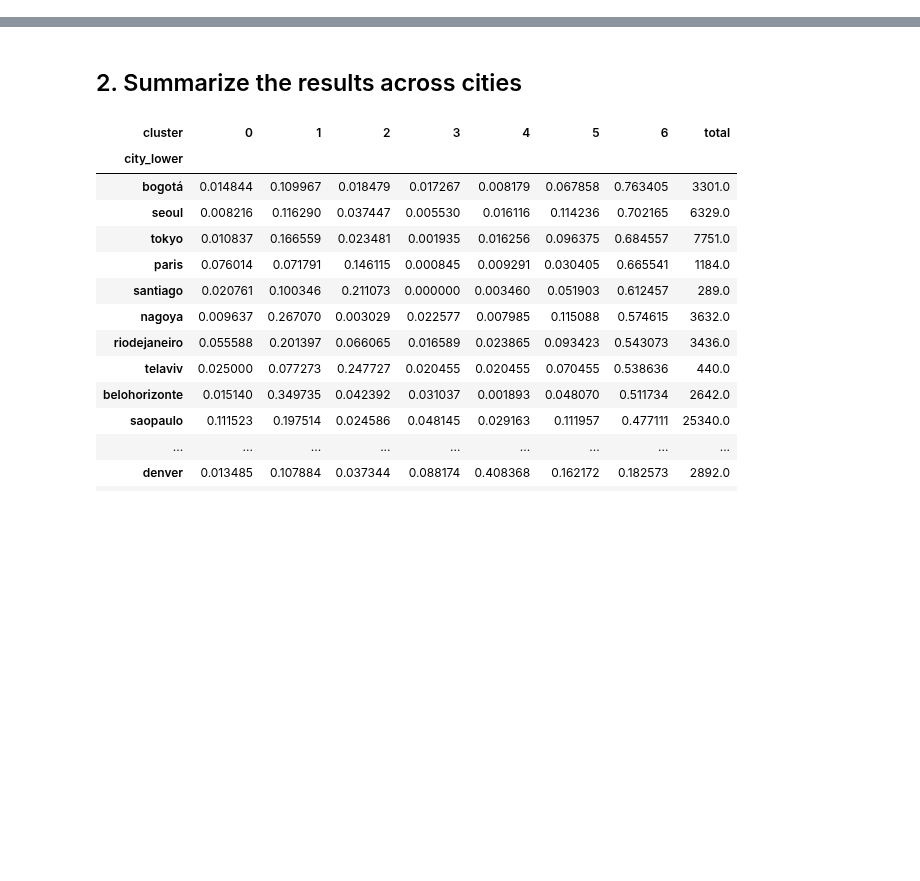
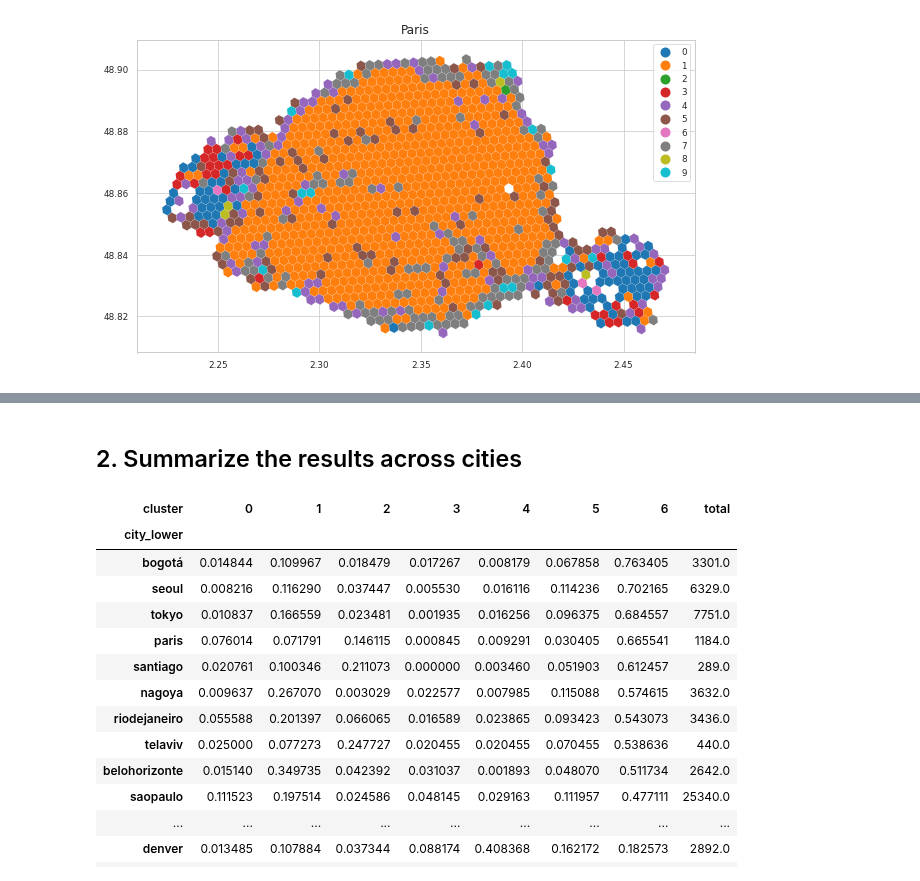
Before and after one commit to brookefzy/uvi-time-machine, a Jupyter notebook: _script/d-experiment/04_hex_cluster_tsne.ipynb, the cells around one changed output, grey strips where cells are left out. Saved outputs shown, nothing was run; the diff lists cells and outputs as text; code cells hidden in the pictures; blank space fills up the shorter version.

```diff
--- a/_script/d-experiment/04_hex_cluster_tsne.ipynb
+++ b/_script/d-experiment/04_hex_cluster_tsne.ipynb
@@ -337,0 +393,4 @@ df_sel_gdf.plot(figsize = (10,10), column = "cluster", legend = True, linewidth
+# %%
+df_sel_gdf = get_result("Paris", N = N)
+# %% [output]
+[figure, added]
```
Also changed, not shown: parts of 24 cells of this notebook, 5 other files.
